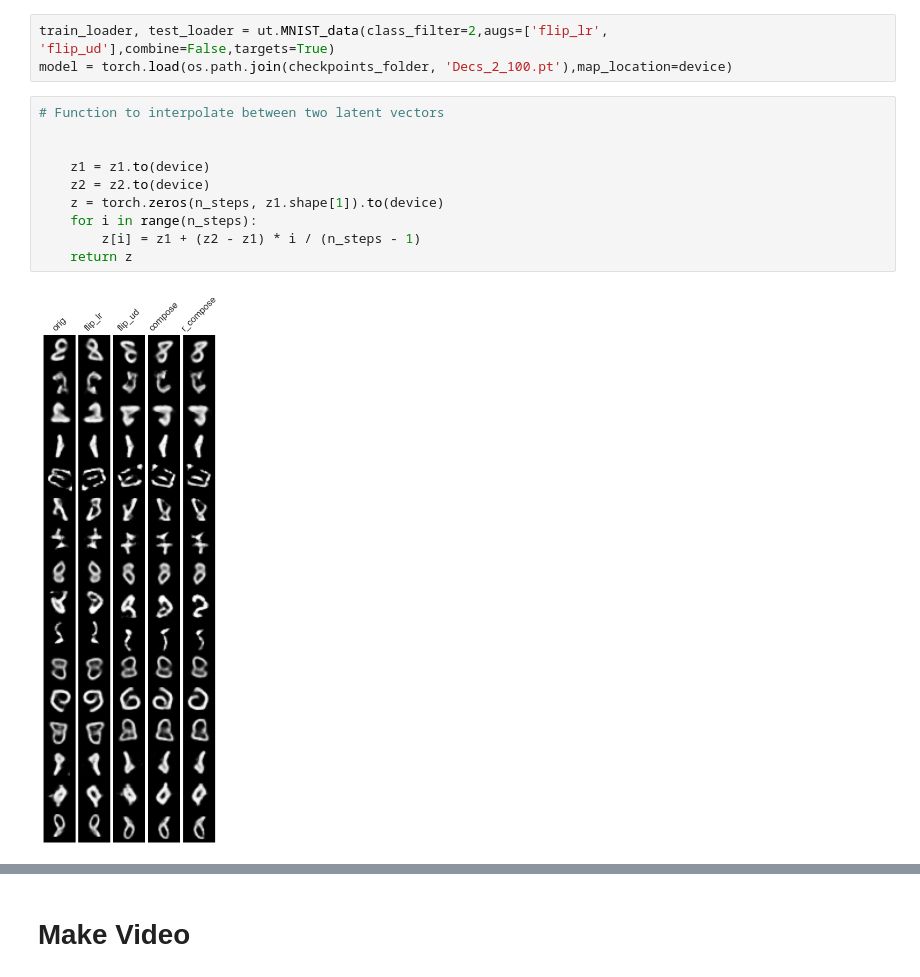
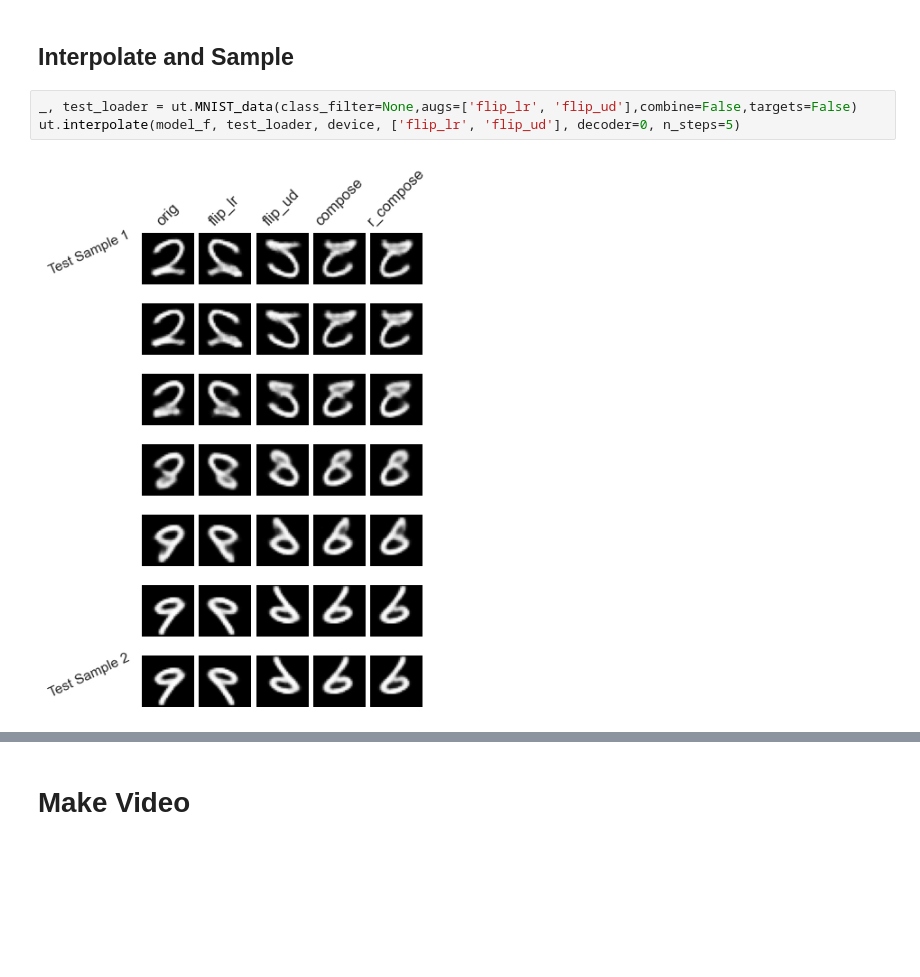
Before and after one commit to SunayBhat1/Latent_Augmentation_VAE, a Jupyter notebook: PlotandMetric.ipynb, the cells around one changed output, grey strips where cells are left out. Saved outputs shown, nothing was run; the diff lists cells and outputs as text; blank space fills up the shorter version.

```diff
--- a/PlotandMetric.ipynb
+++ b/PlotandMetric.ipynb
@@ -38,15 +144,7 @@ Results/Test
+# %% [markdown]
+## Interpolate and Sample
 # %%
-train_loader, test_loader = ut.MNIST_data(class_filter=2,augs=['flip_lr', 'flip_ud'],combine=False,targets=True)
-model = torch.load(os.path.join(checkpoints_folder, 'Decs_2_100.pt'),map_location=device)
+_, test_loader = ut.MNIST_data(class_filter=None,augs=['flip_lr', 'flip_ud'],combine=False,targets=False)
+ut.interpolate(model_f, test_loader, device, ['flip_lr', 'flip_ud'], decoder=0, n_steps=5)
+# %% [output]
+[figure, added]
-# %%
-# Function to interpolate between two latent vectors
-
-
-    z1 = z1.to(device)
-    z2 = z2.to(device)
-    z = torch.zeros(n_steps, z1.shape[1]).to(device)
-    for i in range(n_steps):
-        z[i] = z1 + (z2 - z1) * i / (n_steps - 1)
-    return z
-# %% [output]
-[figure, removed]
```
Also changed, not shown: parts of 12 cells of this notebook, 1 other file.
